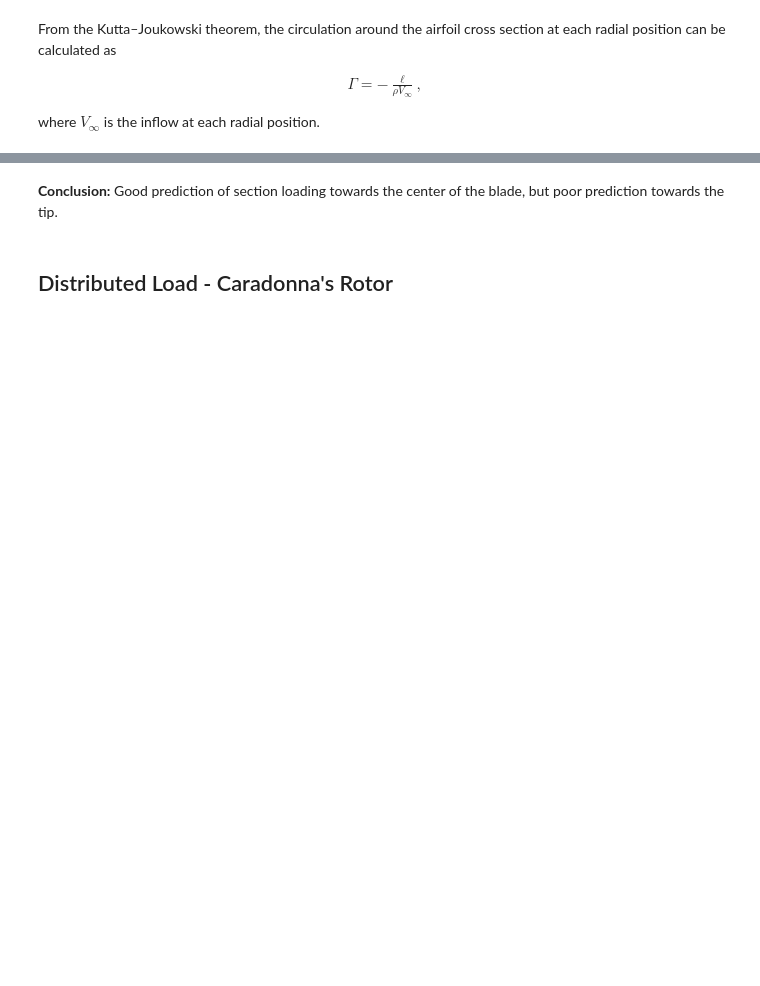
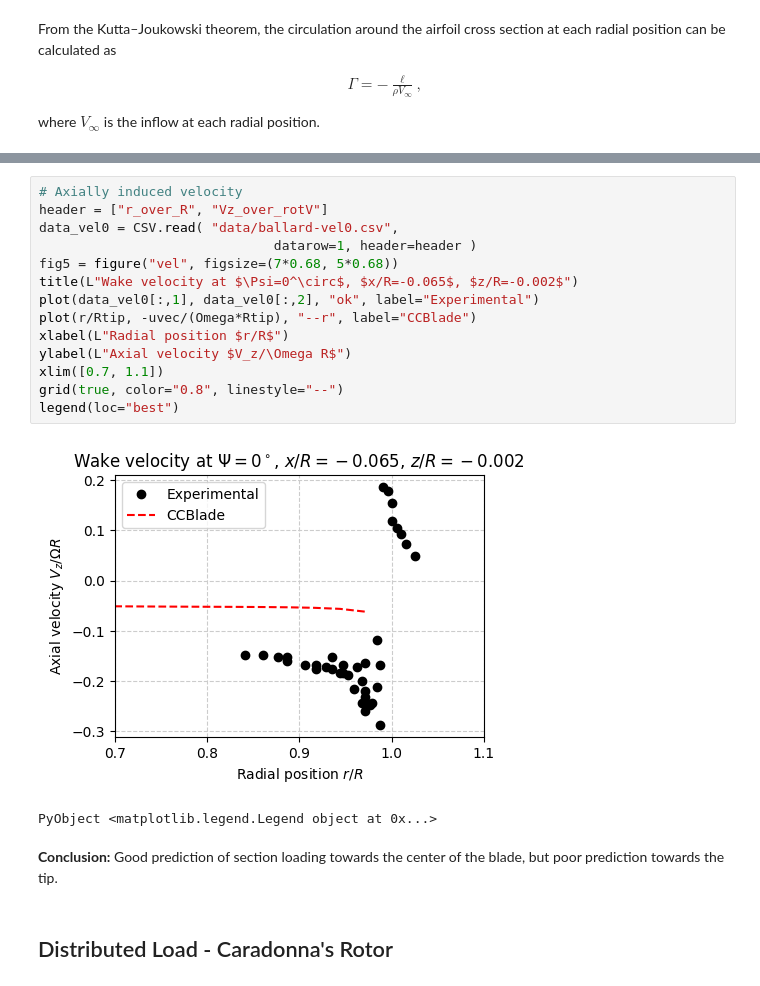
Before and after one commit to byuflowlab/CCBlade.jl, a Jupyter notebook: theory/Validation.ipynb, the cells around one changed output, grey strips where cells are left out. Saved outputs shown, nothing was run; the diff lists cells and outputs as text; blank space fills up the shorter version.

Commit message:
Update Ballar dvalidation

```diff
--- a/theory/Validation.ipynb
+++ b/theory/Validation.ipynb
@@ -224,3 +251,20 @@ grid(true, color="0.8", linestyle="--")
+# %%
+# Axially induced velocity
+header = ["r_over_R", "Vz_over_rotV"]
+data_vel0 = CSV.read( "data/ballard-vel0.csv",
+                              datarow=1, header=header )
+fig5 = figure("vel", figsize=(7*0.68, 5*0.68))
+title(L"Wake velocity at $\Psi=0^\circ$, $x/R=-0.065$, $z/R=-0.002$")
+plot(data_vel0[:,1], data_vel0[:,2], "ok", label="Experimental")
+plot(r/Rtip, -uvec/(Omega*Rtip), "--r", label="CCBlade")
+xlabel(L"Radial position $r/R$")
+ylabel(L"Axial velocity $V_z/\Omega R$")
+xlim([0.7, 1.1])
+grid(true, color="0.8", linestyle="--")
+legend(loc="best")
+# %% [output]
+[figure, added]
+PyObject <matplotlib.legend.Legend object at 0x...>
 # %% [markdown]
 **Conclusion:** Good prediction of section loading towards the center of the blade, but poor prediction towards the tip.
 # %% [markdown]
```
Also changed, not shown: parts of 9 cells of this notebook, 3 other files.
